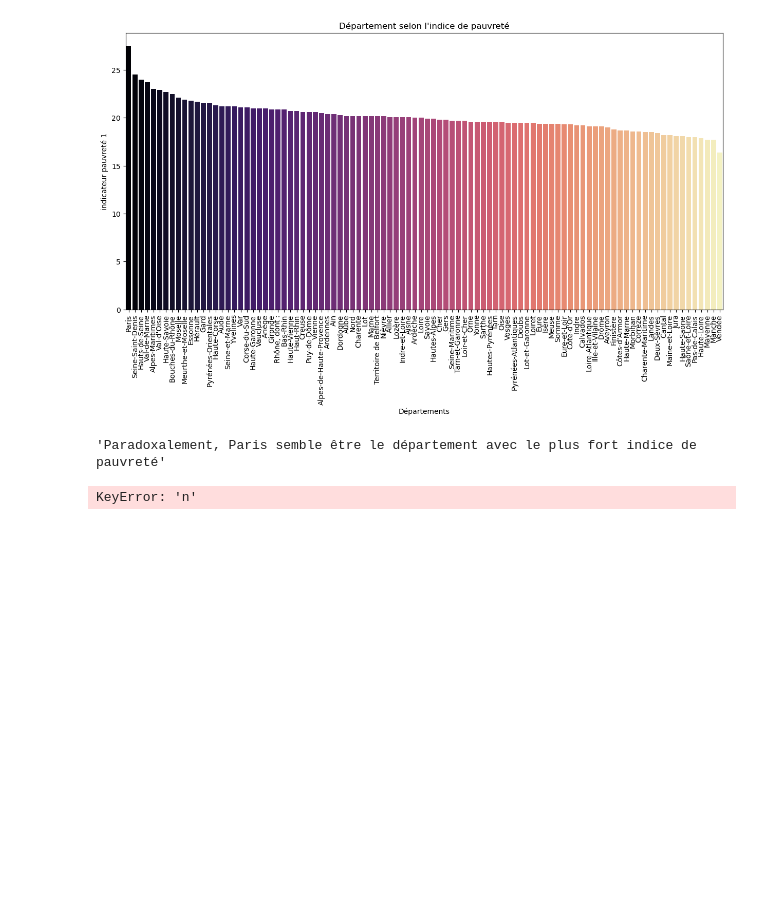
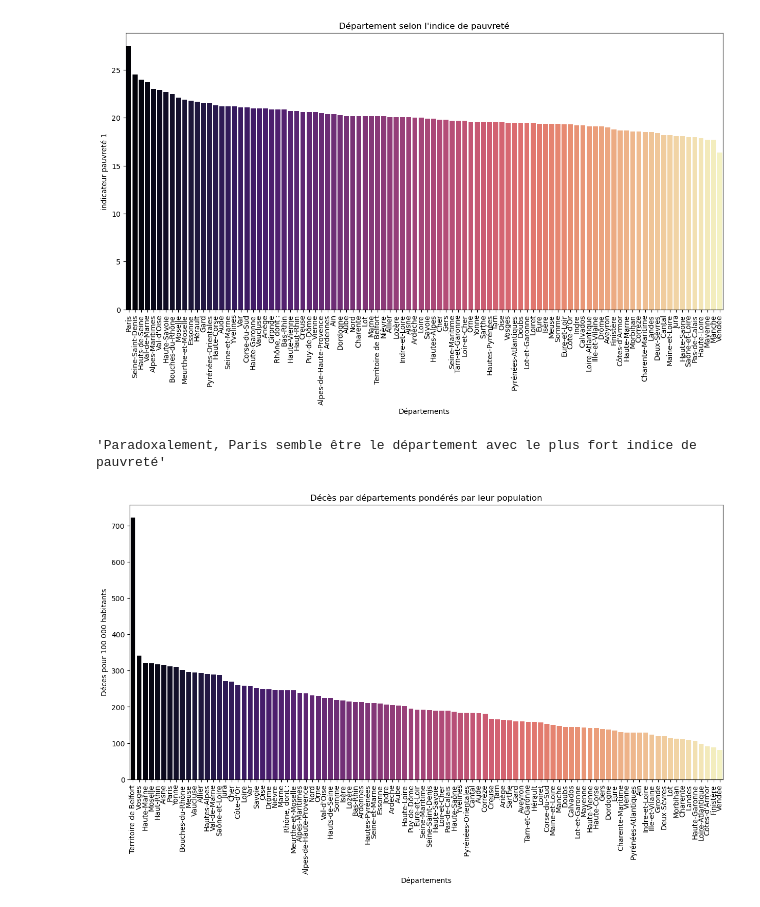
Before and after one commit to gabrielfrancois/DS_Covid, a Jupyter notebook: stat2_visu.ipynb, the cells around one changed output. Saved outputs shown, nothing was run; the diff lists cells and outputs as text; code cells hidden in the pictures; blank space fills up the shorter version.

```diff
--- a/stat2_visu.ipynb
+++ b/stat2_visu.ipynb
@@ -160,9 +160,19 @@ plt.show()
 # %% [output]
 [figure]
 'Paradoxalement, Paris semble être le département avec le plus fort indice de pauvreté'
-# %%
-""" Nombre de décès par rapport à la population totale"""
-
-df_visu["deces_pond"] = df_visu["nb deces"]/df_visu["pop_totale"]
-# %% [output]
-KeyError: 'n'
+# %%
+""" Nombre de décès par rapport à la population totale"""
+
+df_visu["deces_pond"] = df_visu["nb deces"]/df_visu["pop_totale"]*100_000
+sort_dies = df_visu.sort_values(by="deces_pond", ascending=False)
+
+#bar plot
+plt.figure(figsize=(15,7))
+sns.barplot(x="nom_dep", y="deces_pond", data=sort_dies, palette="magma")
+plt.xticks(rotation=90)
+plt.title("Décès par départements pondérés par leur population")
+plt.xlabel("Départements")
+plt.ylabel("Déces pour 100 000 habitants")
+plt.show()
+# %% [output]
+[figure, added]
```
